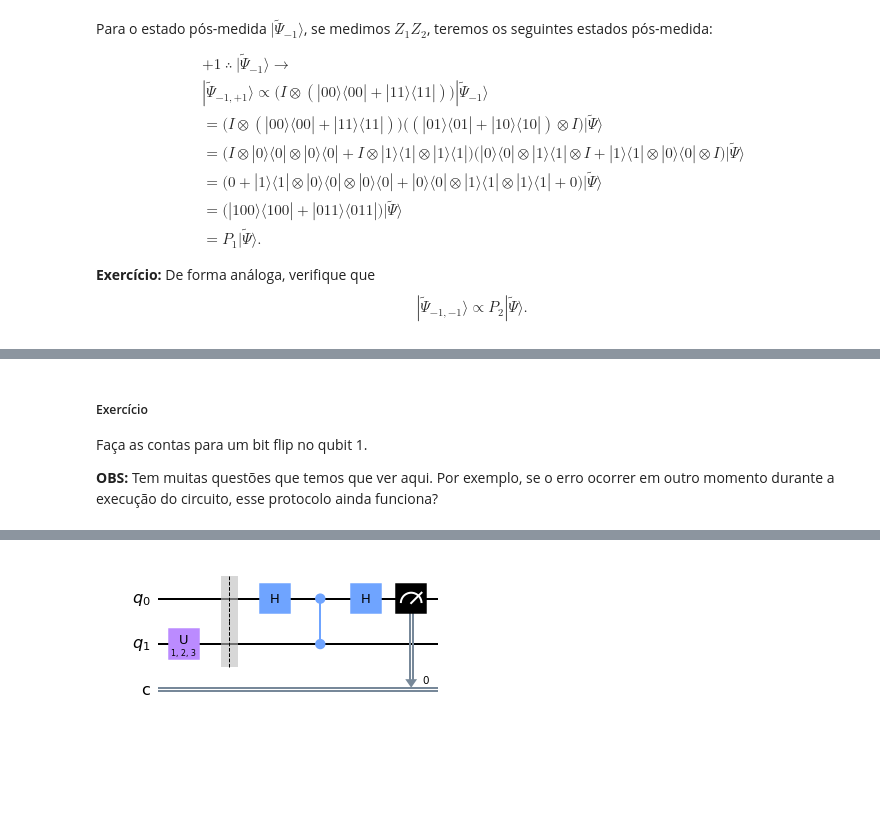
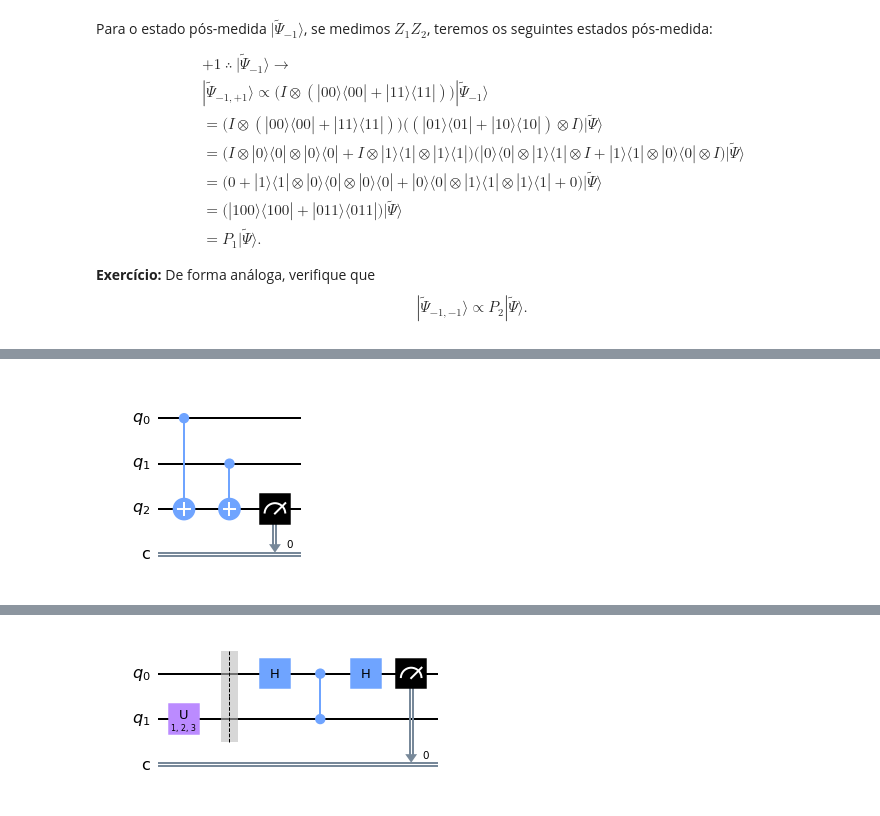
Before and after one commit to abbarreto/qiskit, a Jupyter notebook: 16_22_error_correction_bit_flip.ipynb, the cells around one changed output, grey strips where cells are left out. Cells and saved outputs as stored; diff of their text form; code cells hidden in the pictures; blank space fills up the shorter version.

```diff
--- a/16_22_error_correction_bit_flip.ipynb
+++ b/16_22_error_correction_bit_flip.ipynb
@@ -184,15 +183,0 @@ Fica a questão de como implementar essas medidas de paridade no IBMQ?
-# %%
-qc = QuantumCircuit(5)
-th, ph, lb = math.pi/4, 0.0, 0.0; qc.u(th, ph, lb, [0]) # qubit state preparation
-qc.barrier()
-qc.cx([0], [1]); qc.cx([1], [2]) # encoding
-qc.barrier()
-qc.x([0])
-qc.barrier()
-qc.cx([0], [3]); qc.cx([1], [3]); qc.cx([1], [4]); qc.cx([2], [4]) # syndrome detection
-qc.barrier()
-qc.x([3]); qc.ccx([4], [3], [2]); qc.x([3]); qc.ccx([4], [3], [1]) # correction
-qc.x([4]); qc.ccx([4], [3], [0]); qc.x([4]) # correction
-qc.barrier()
-qc.reset([3]); qc.reset([4])
-qc.draw(output = 'mpl')
@@ -212,5 +184,4 @@ Vamos para as contas. Assumimos que o erro ocorreu no qubit 0:
-# %% [markdown]
-##### Exercício
-Faça as contas para um bit flip no qubit 1.
-
-__OBS:__ Tem muitas questões que temos que ver aqui. Por exemplo, se o erro ocorrer em outro momento durante a execução do circuito, esse protocolo ainda funciona?
+# %%
+qc = QuantumCircuit(3, 1); qc.cx([0], [2]); qc.cx([1], [2]); qc.measure([2], 0); qc.draw(output = 'mpl')
+# %% [output]
+[figure, added]
```
Also changed, not shown: parts of 40 cells of this notebook, 3 other files.
